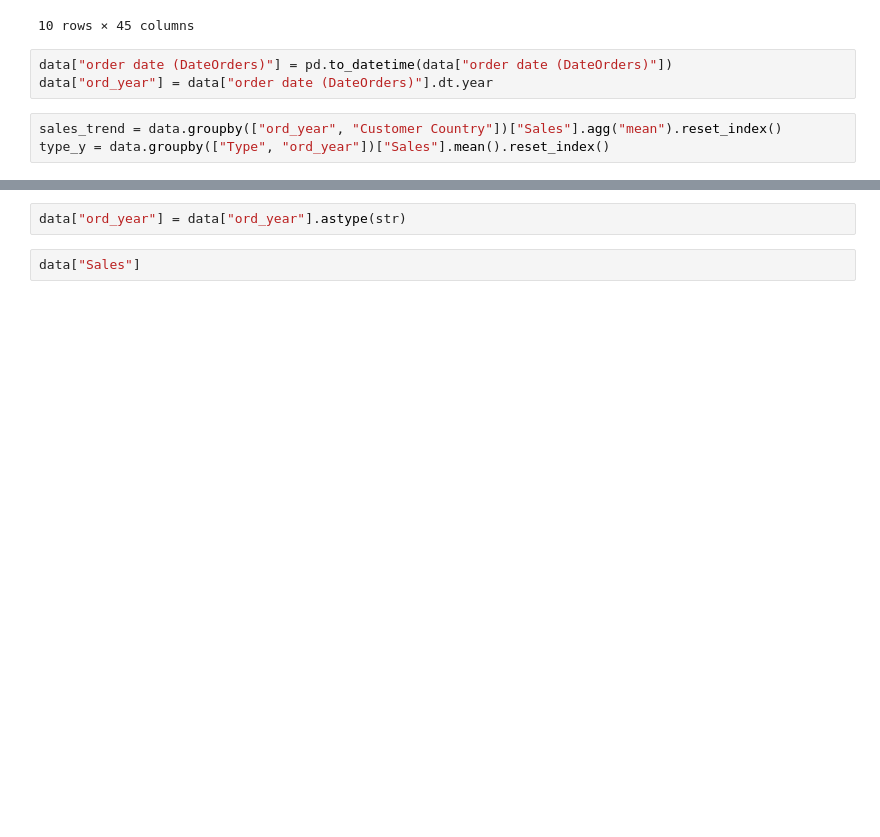
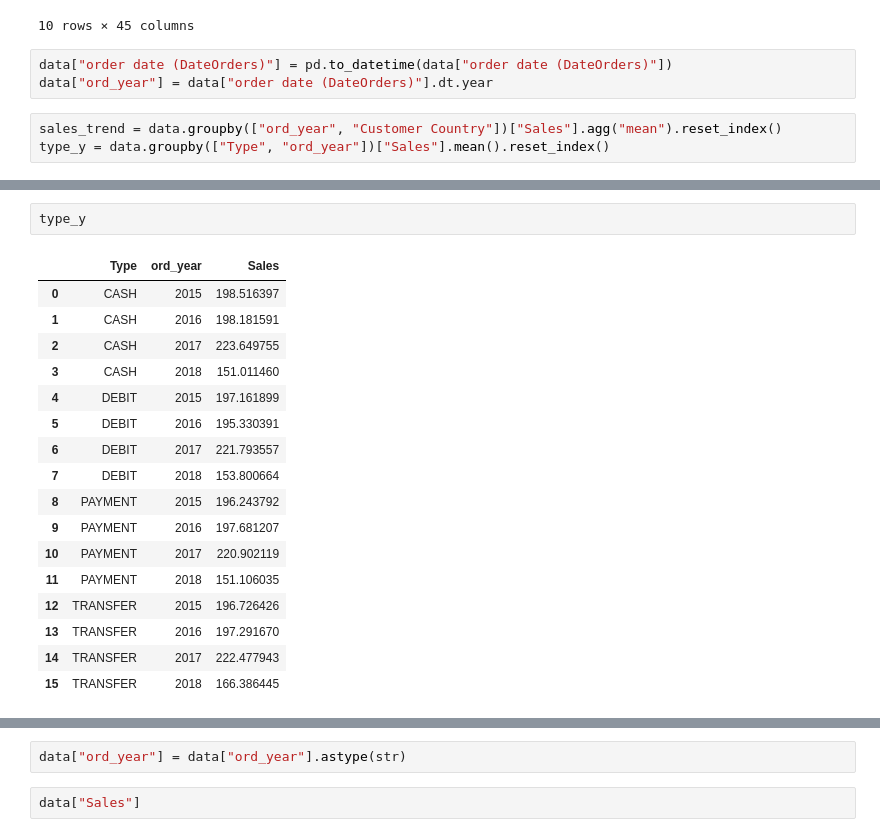
Before and after one commit to Umumasayii/Afretec_workbook, a Jupyter notebook: Assignment_3_data_cleaning.ipynb, the cells around one changed output, grey strips where cells are left out. Drawn from its saved outputs; the diff is of its cells as text; blank space fills up the shorter version.

```diff
--- a/Assignment_3_data_cleaning.ipynb
+++ b/Assignment_3_data_cleaning.ipynb
@@ -157,2 +168,22 @@ type_y = data.groupby(["Type", "ord_year"])["Sales"].mean().reset_index()
+# %%
+type_y
+# %% [output]
+|  | Type | ord_year | Sales |
+| 0 | CASH | 2015 | 198.516397 |
+| 1 | CASH | 2016 | 198.181591 |
+| 2 | CASH | 2017 | 223.649755 |
+| 3 | CASH | 2018 | 151.011460 |
+| 4 | DEBIT | 2015 | 197.161899 |
+| 5 | DEBIT | 2016 | 195.330391 |
+| 6 | DEBIT | 2017 | 221.793557 |
+| 7 | DEBIT | 2018 | 153.800664 |
+| 8 | PAYMENT | 2015 | 196.243792 |
+| 9 | PAYMENT | 2016 | 197.681207 |
+| 10 | PAYMENT | 2017 | 220.902119 |
+| 11 | PAYMENT | 2018 | 151.106035 |
+| 12 | TRANSFER | 2015 | 196.726426 |
+| 13 | TRANSFER | 2016 | 197.291670 |
+| 14 | TRANSFER | 2017 | 222.477943 |
+| 15 | TRANSFER | 2018 | 166.386445 |
 # %%
 px.line(x = sales_trend["ord_year"], y = sales_trend["Sales"], color=sales_trend["Customer Country"], line_group=None)
```
Also changed, not shown: parts of 10 cells of this notebook, 1 other file.
